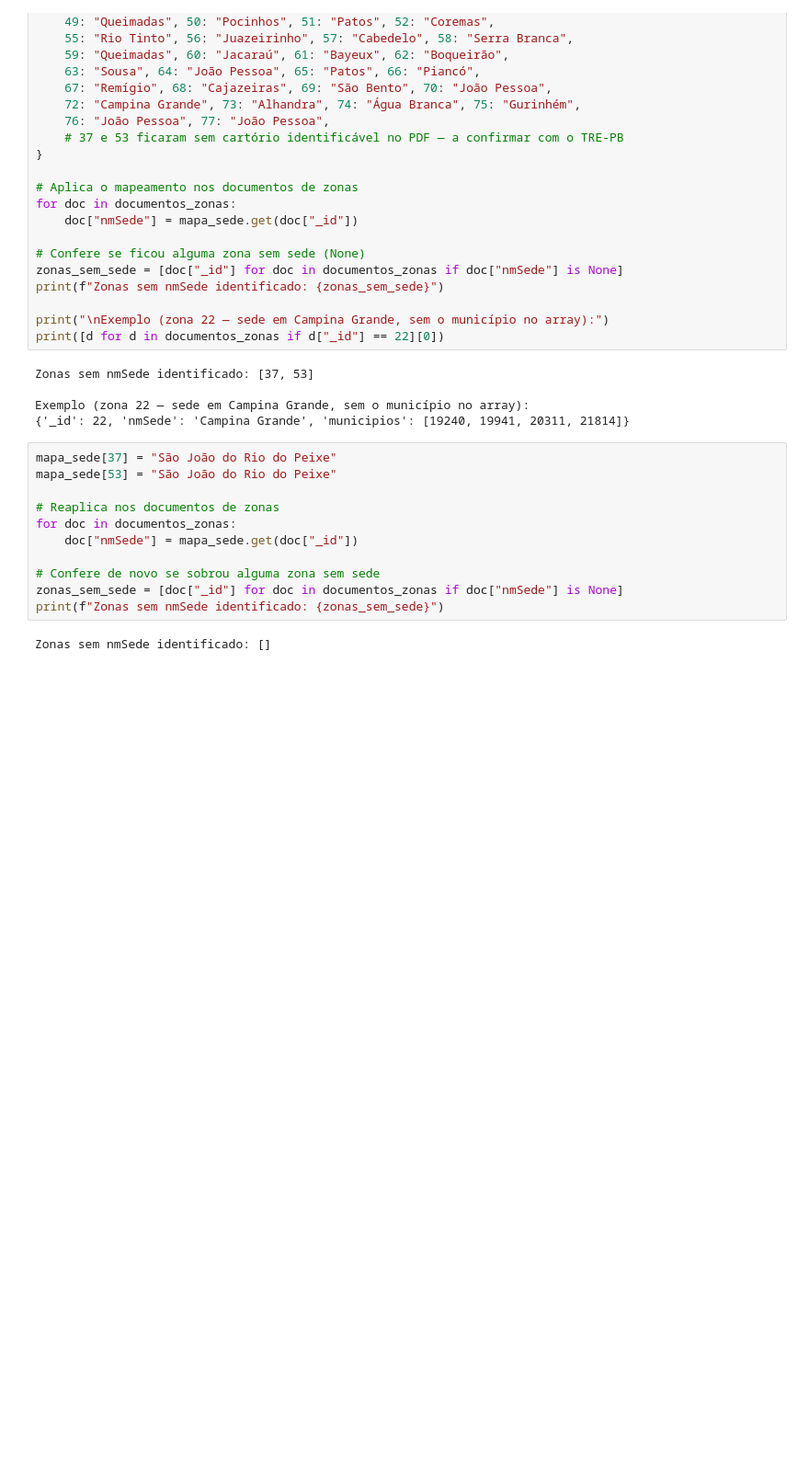
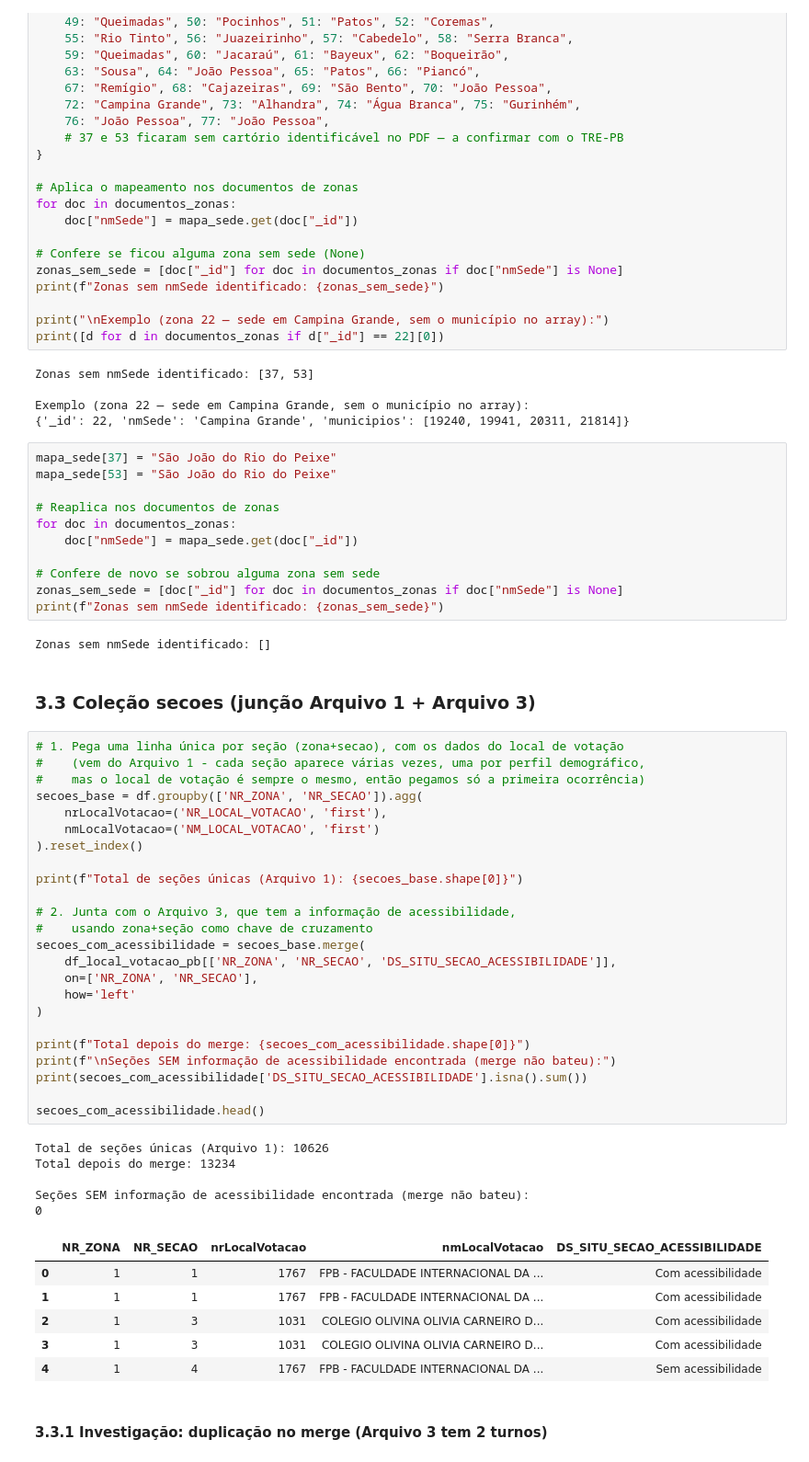
Before and after one commit to LucianaNorat/eleicoes-pcd-2024-pb, a Jupyter notebook: Eleitores_pcd_2024_TESTE.ipynb, the cells around one changed output. Shown at 92% size. Drawn from its saved outputs; the diff is of its cells as text; blank space fills up the shorter version.

Commit message:
Gold + carga: municipios, zonas e secoes inseridos no Atlas

```diff
--- a/Eleitores_pcd_2024_TESTE.ipynb
+++ b/Eleitores_pcd_2024_TESTE.ipynb
@@ -520,3 +520,43 @@ zonas_sem_sede = [doc["_id"] for doc in documentos_zonas if doc["nmSede"] is Non
 print(f"Zonas sem nmSede identificado: {zonas_sem_sede}")
 # %% [output]
 Zonas sem nmSede identificado: []
+# %% [markdown]
+### 3.3 Coleção secoes (junção Arquivo 1 + Arquivo 3)
+# %%
+# 1. Pega uma linha única por seção (zona+secao), com os dados do local de votação
+#    (vem do Arquivo 1 - cada seção aparece várias vezes, uma por perfil demográfico,
+#    mas o local de votação é sempre o mesmo, então pegamos só a primeira ocorrência)
+secoes_base = df.groupby(['NR_ZONA', 'NR_SECAO']).agg(
+    nrLocalVotacao=('NR_LOCAL_VOTACAO', 'first'),
+    nmLocalVotacao=('NM_LOCAL_VOTACAO', 'first')
+).reset_index()
+
+print(f"Total de seções únicas (Arquivo 1): {secoes_base.shape[0]}")
+
+# 2. Junta com o Arquivo 3, que tem a informação de acessibilidade,
+#    usando zona+seção como chave de cruzamento
+secoes_com_acessibilidade = secoes_base.merge(
+    df_local_votacao_pb[['NR_ZONA', 'NR_SECAO', 'DS_SITU_SECAO_ACESSIBILIDADE']],
+    on=['NR_ZONA', 'NR_SECAO'],
+    how='left'
+)
+
+print(f"Total depois do merge: {secoes_com_acessibilidade.shape[0]}")
+print(f"\nSeções SEM informação de acessibilidade encontrada (merge não bateu):")
+print(secoes_com_acessibilidade['DS_SITU_SECAO_ACESSIBILIDADE'].isna().sum())
+
+secoes_com_acessibilidade.head()
+# %% [output]
+Total de seções únicas (Arquivo 1): 10626
+Total depois do merge: 13234
+
+Seções SEM informação de acessibilidade encontrada (merge não bateu):
+0
+|  | NR_ZONA | NR_SECAO | nrLocalVotacao | nmLocalVotacao | DS_SITU_SECAO_ACESSIBILIDADE |
+| 0 | 1 | 1 | 1767 | FPB - FACULDADE INTERNACIONAL DA ... | Com acessibilidade |
+| 1 | 1 | 1 | 1767 | FPB - FACULDADE INTERNACIONAL DA ... | Com acessibilidade |
+| 2 | 1 | 3 | 1031 | COLEGIO OLIVINA OLIVIA CARNEIRO D... | Com acessibilidade |
+| 3 | 1 | 3 | 1031 | COLEGIO OLIVINA OLIVIA CARNEIRO D... | Com acessibilidade |
+| 4 | 1 | 4 | 1767 | FPB - FACULDADE INTERNACIONAL DA ... | Sem acessibilidade |
+# %% [markdown]
+#### 3.3.1 Investigação: duplicação no merge (Arquivo 3 tem 2 turnos)
```
Also changed, not shown: parts of 11 cells of this notebook.
